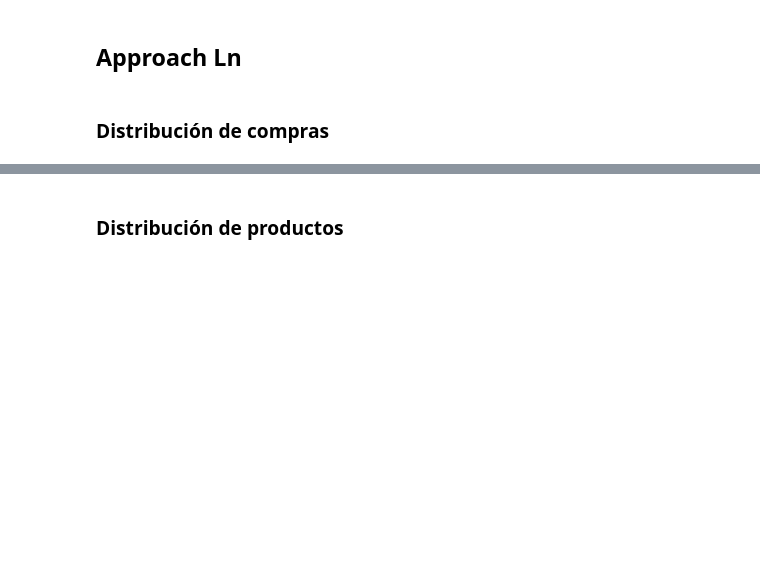
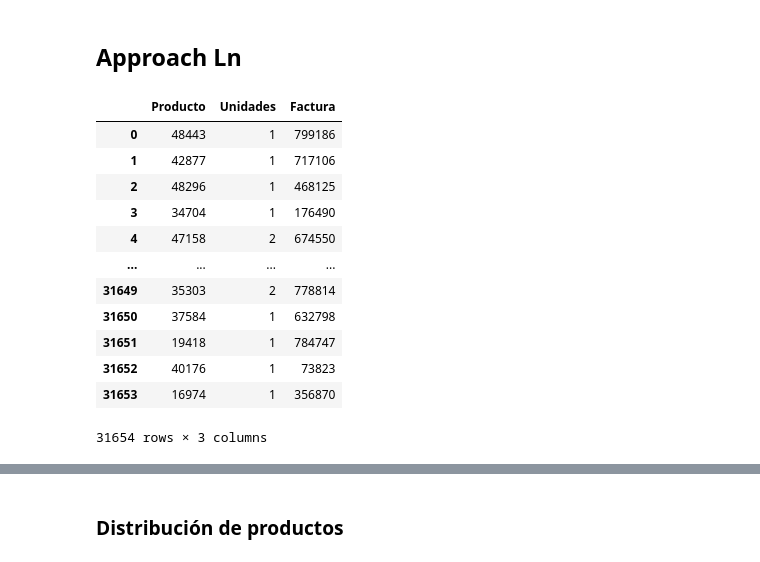
Before and after one commit to gerardoramc/AlgoritmoDatos, a Jupyter notebook: preproceso.ipynb, the cells around one changed output, grey strips where cells are left out. Saved outputs shown, nothing was run; the diff lists cells and outputs as text; code cells hidden in the pictures; blank space fills up the shorter version.

```diff
--- a/preproceso.ipynb
+++ b/preproceso.ipynb
@@ -11,5 +11,19 @@ from scipy.stats import poisson
 from scipy.stats import chisquare
 # %%
 compras = pd.read_excel('informacion_compra.xlsx')
-# %% [markdown]
-### Distribución de compras
+# %%
+compras
+# %% [output]
+|  | Producto | Unidades | Factura |
+| 0 | 48443 | 1 | 799186 |
+| 1 | 42877 | 1 | 717106 |
+| 2 | 48296 | 1 | 468125 |
+| 3 | 34704 | 1 | 176490 |
+| 4 | 47158 | 2 | 674550 |
+| ... | ... | ... | ... |
+| 31649 | 35303 | 2 | 778814 |
+| 31650 | 37584 | 1 | 632798 |
+| 31651 | 19418 | 1 | 784747 |
+| 31652 | 40176 | 1 | 73823 |
+| 31653 | 16974 | 1 | 356870 |
+31654 rows × 3 columns
```
Also changed, not shown: parts of 10 cells of this notebook.
